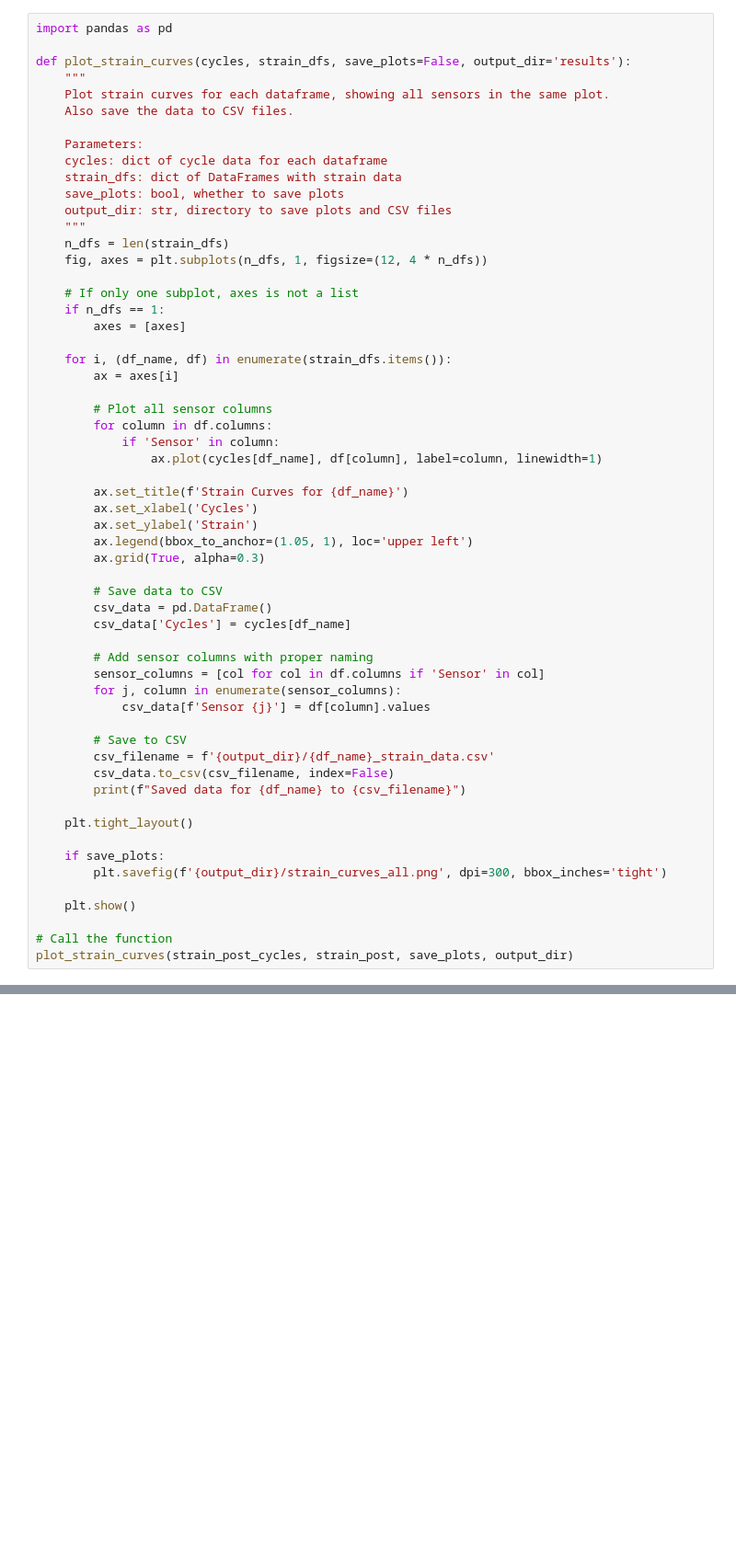
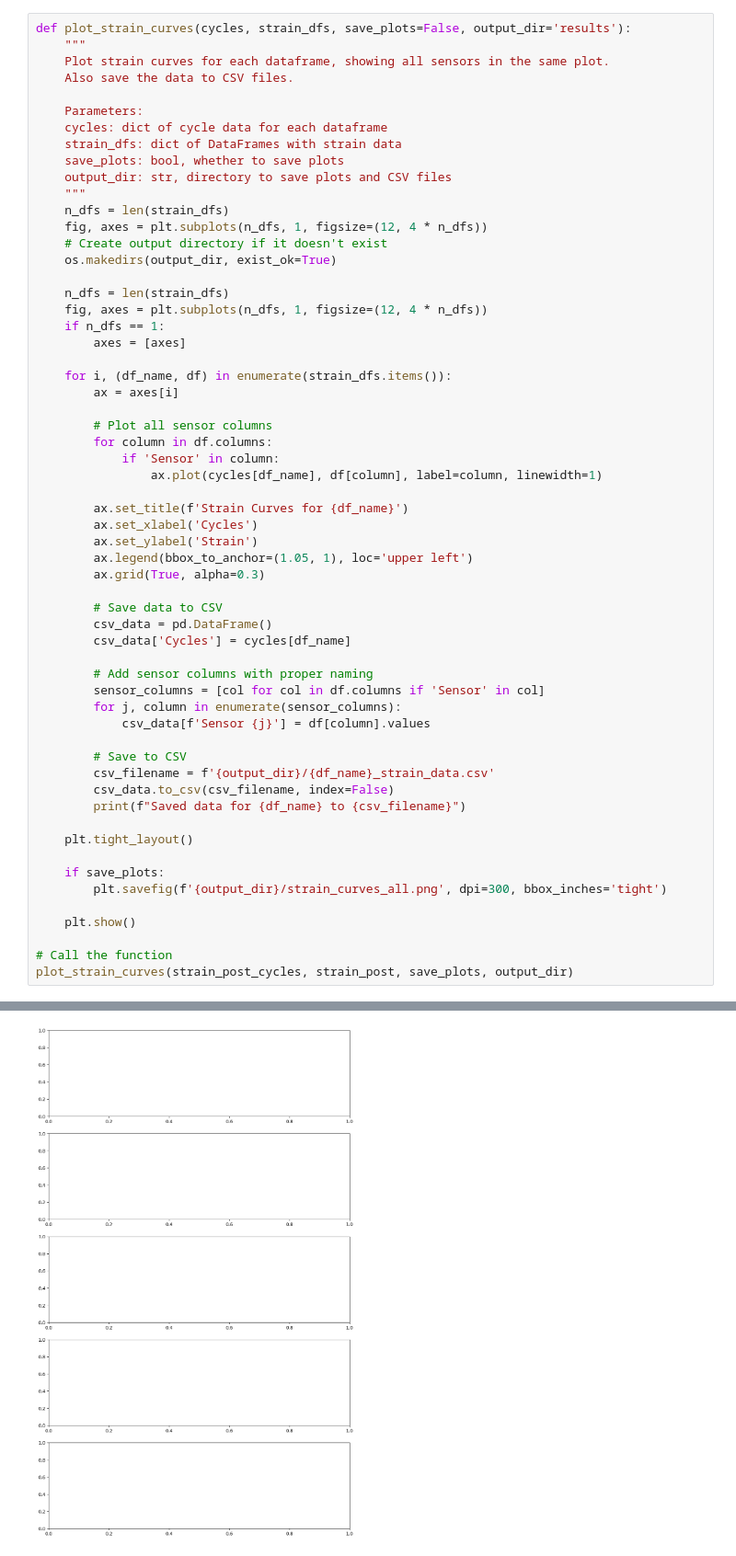
Before and after one commit to johnstamly/GNN-Spatial-Strain-SHM, a Jupyter notebook: plot_HIs.ipynb, the cells around one changed output, grey strips where cells are left out. Shown at 92% size. Drawn from its saved outputs; the diff is of its cells as text; blank space fills up the shorter version.

```diff
--- a/plot_HIs.ipynb
+++ b/plot_HIs.ipynb
@@ -94,8 +94,6 @@ strain_post_cycles
                     3233.0],
        dtype='float64', name='Time', length=719)}
 # %%
-import pandas as pd
-
 def plot_strain_curves(cycles, strain_dfs, save_plots=False, output_dir='results'):
     """
     Plot strain curves for each dataframe, showing all sensors in the same plot.
@@ -109,8 +107,11 @@ def plot_strain_curves(cycles, strain_dfs, save_plots=False, output_dir='results
     """
     n_dfs = len(strain_dfs)
     fig, axes = plt.subplots(n_dfs, 1, figsize=(12, 4 * n_dfs))
+    # Create output directory if it doesn't exist
+    os.makedirs(output_dir, exist_ok=True)
 
-    # If only one subplot, axes is not a list
+    n_dfs = len(strain_dfs)
+    fig, axes = plt.subplots(n_dfs, 1, figsize=(12, 4 * n_dfs))
     if n_dfs == 1:
         axes = [axes]
 
@@ -151,3 +152,4 @@ def plot_strain_curves(cycles, strain_dfs, save_plots=False, output_dir='results
 
 # Call the function
 plot_strain_curves(strain_post_cycles, strain_post, save_plots, output_dir)
+# %% [output]
@@ -153,0 +161 @@ plot_strain_curves(strain_post_cycles, strain_post, save_plots, output_dir)
+[figure, added]
```
Also changed, not shown: parts of 1 cell of this notebook.
